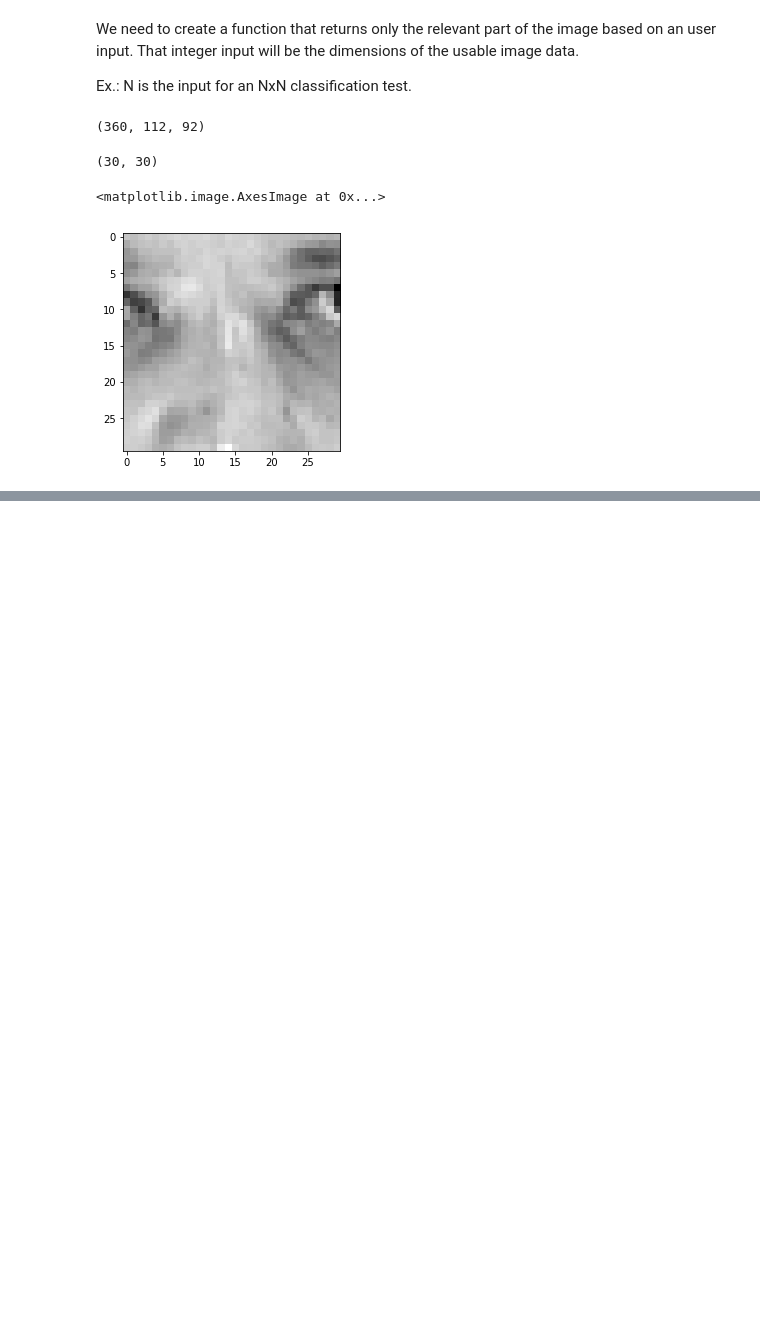
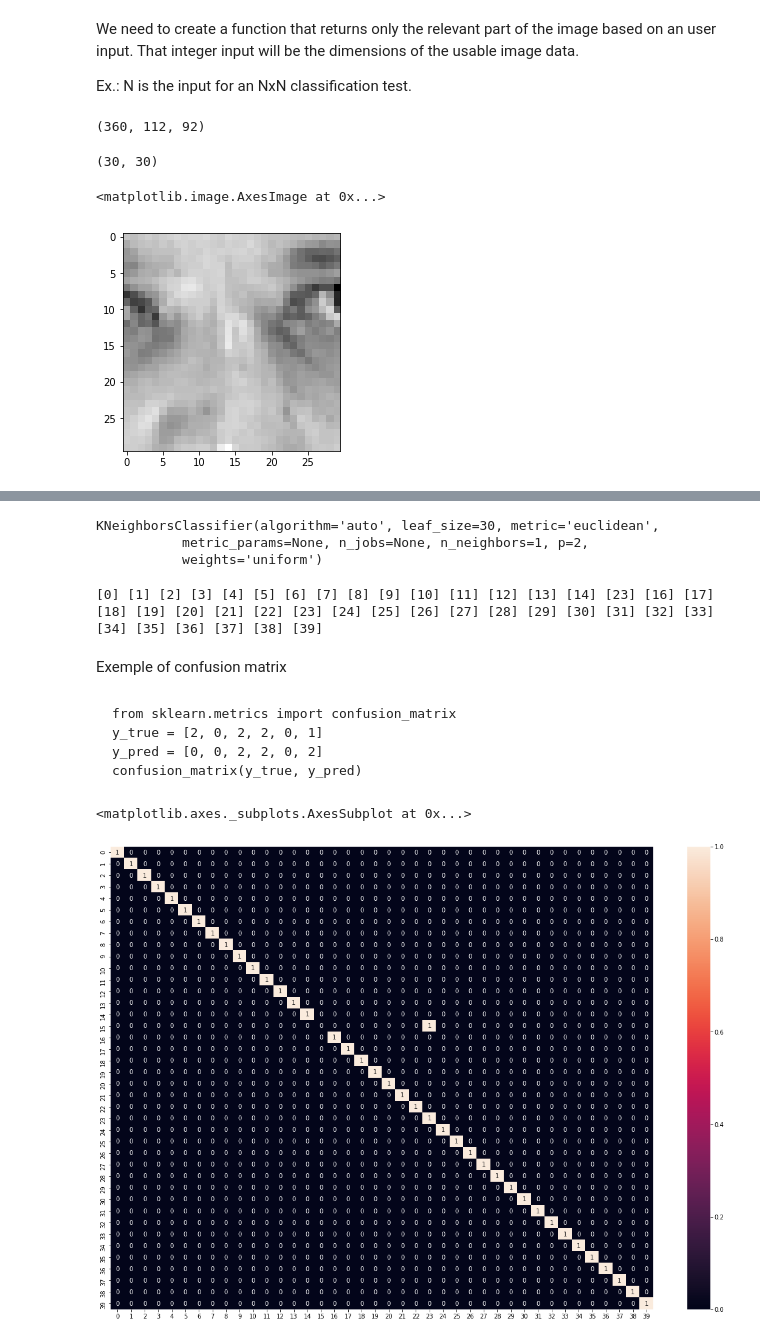
Before and after one commit to Jaquedonin/SignalFinalProject, a Jupyter notebook: may-7-update.ipynb, the cells around one changed output, grey strips where cells are left out. Drawn from its saved outputs; the diff is of its cells as text; code cells hidden in the pictures; blank space fills up the shorter version.

Commit message:
KNN working but metric not correctly

````diff
--- a/may-7-update.ipynb
+++ b/may-7-update.ipynb
@@ -123,0 +167,2 @@ plt.imshow(cropped.real, "gray")
+# %%
+y = [i for i in range(40) for j in range(9)]
@@ -123,0 +173,42 @@ plt.imshow(cropped.real, "gray")
+# %%
+from sklearn.neighbors import KNeighborsClassifier
+neigh = KNeighborsClassifier(n_neighbors=1, metric="euclidean")
+neigh.fit(X.real, y)
+# %% [output]
+KNeighborsClassifier(algorithm='auto', leaf_size=30, metric='euclidean',
+           metric_params=None, n_jobs=None, n_neighbors=1, p=2,
+           weights='uniform')
+# %%
+y_predict = []
+
+for image in crop_unique:
+    y_predict.append(neigh.predict([image.real]))
+    print(neigh.predict([image.real]), end= " ")
+
+y_predict = np.array(y_predict)
+
+print()
+# %% [output]
+[0] [1] [2] [3] [4] [5] [6] [7] [8] [9] [10] [11] [12] [13] [14] [23] [16] [17] [18] [19] [20] [21] [22] [23] [24] [25] [26] [27] [28] [29] [30] [31] [32] [33] [34] [35] [36] [37] [38] [39]
+# %% [markdown]
+Exemple of confusion matrix
+# %% [markdown]
+```
+from sklearn.metrics import confusion_matrix
+y_true = [2, 0, 2, 2, 0, 1]
+y_pred = [0, 0, 2, 2, 0, 2]
+confusion_matrix(y_true, y_pred)
+```
+# %%
+from sklearn.metrics import confusion_matrix
+y_true = [i for i in range(0,40)]
+y_pred = y_predict
+
+conf_matrix = confusion_matrix(y_true, y_pred)
+# %%
+df_cm = pd.DataFrame(conf_matrix)
+plt.figure(figsize = (10*2,7*2))
+sn.heatmap(df_cm, annot=True)
+# %% [output]
+<matplotlib.axes._subplots.AxesSubplot at 0x...>
+[figure, added]
````
Also changed, not shown: parts of 13 cells of this notebook.
